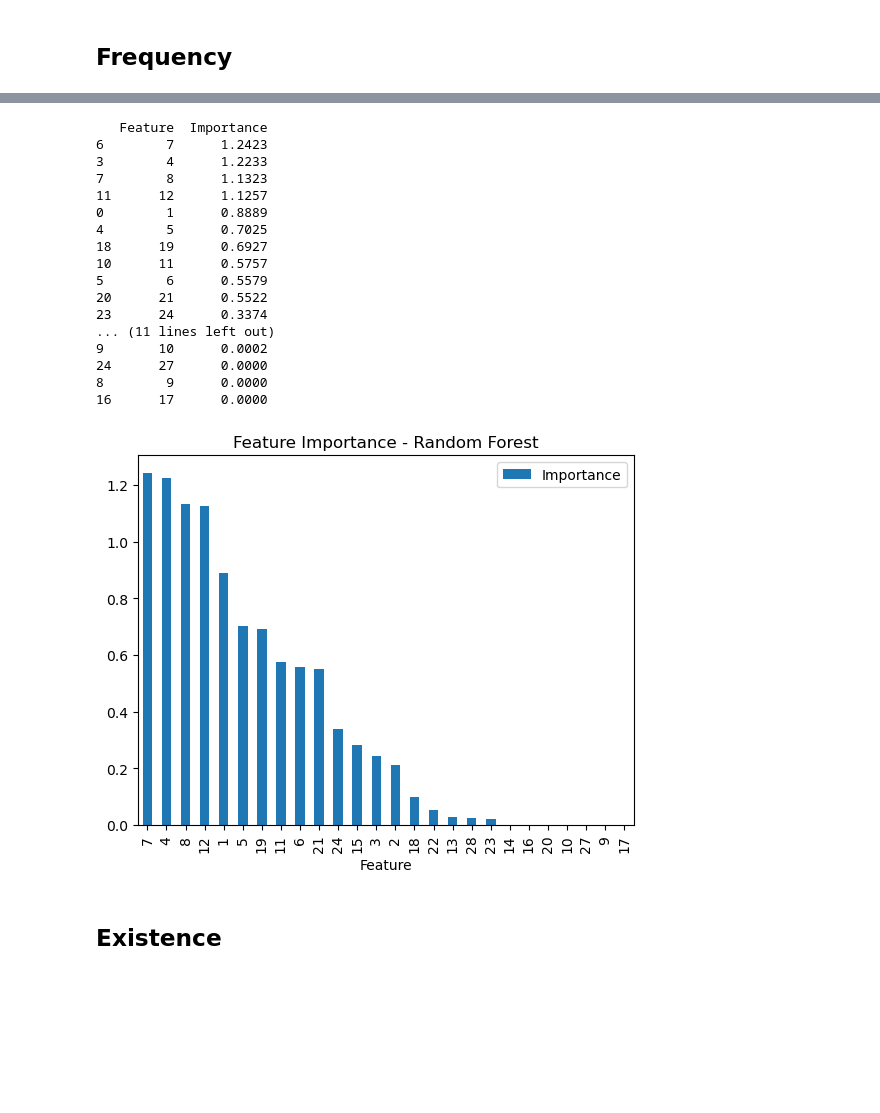
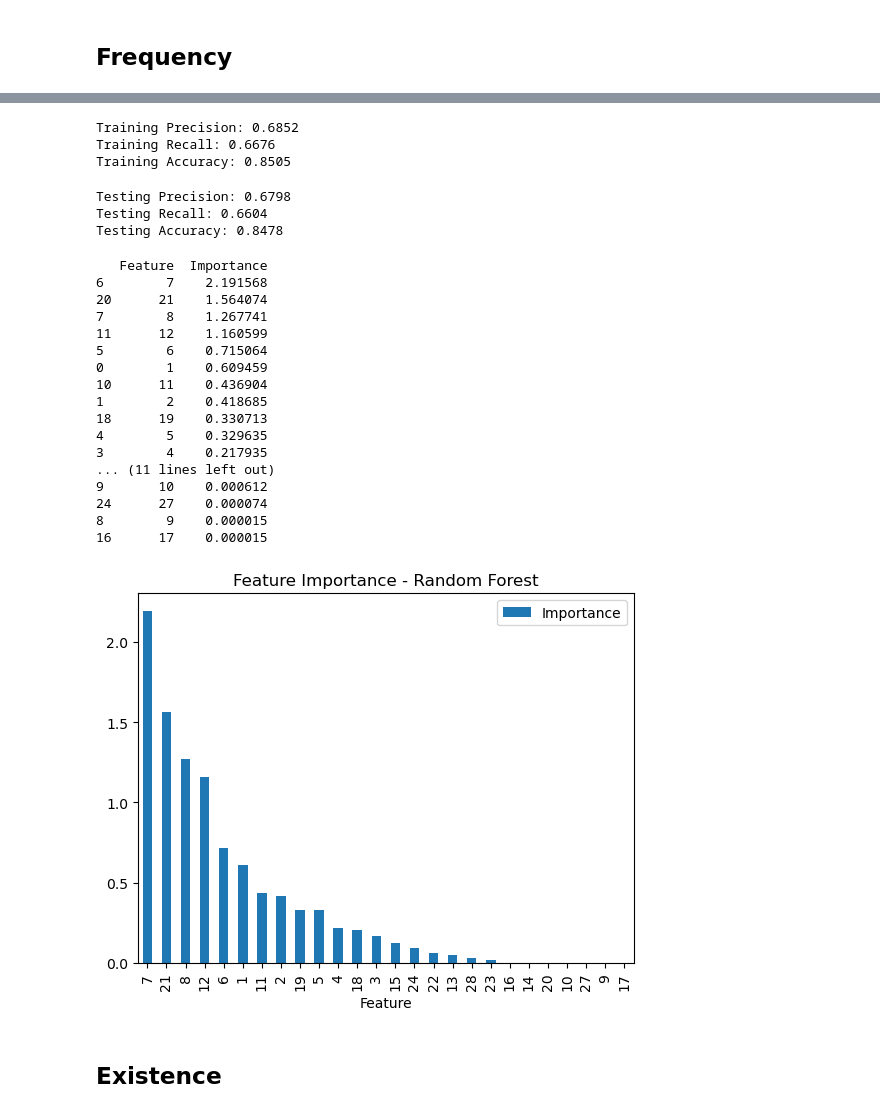
Before and after one commit to BattleCruiserRRR/MATH-M148, a Jupyter notebook: ActivationAnalysis.ipynb, the cells around one changed output, grey strips where cells are left out. Cells and saved outputs as stored; diff of their text form; code cells hidden in the pictures; blank space fills up the shorter version.

```diff
--- a/ActivationAnalysis.ipynb
+++ b/ActivationAnalysis.ipynb
@@ -238,5 +214,7 @@ Accuracy: 0.8703
 # RANDOM FOREST
 # %% [markdown]
 ## Frequency
+# %%
+up_to_act = pd.read_csv('up_to_act.csv')
 # %%
 from sklearn.ensemble import RandomForestClassifier
@@ -253,5 +225,5 @@ custom_scorer = make_scorer(custom_score)
 # %%
-X = up_to_act.drop(columns = ['29', 'activated'])
+X = up_to_act.drop(columns = [29, 'activated'])
 Y = up_to_act['activated'].values.flatten()
 # %%
 X_train, X_test, Y_train, Y_test = train_test_split(X, Y, test_size=0.2, random_state=42)
@@ -258,5 +247,5 @@ X_train, X_test, Y_train, Y_test = train_test_split(X, Y, test_size=0.2, random_
 # %%
-rf_clf = RandomForestClassifier(random_state = 42)
+rf_clf = RandomForestClassifier(random_state = 42, class_weight = 'balanced', max_depth = 30, min_samples_leaf = 100)
 # %%
 rf_clf.fit(X_train, Y_train)
 # %% [output]
@@ -277,33 +271,63 @@ Accuracy: 0.8687
+# %%
+probabilities_train_rf = rf_clf.predict_proba(X_train)[:, 1]
+
+predictions_train_rf = (probabilities_train_rf >= 0.58).astype(int)
+accuracy_rf = accuracy_score(Y_train, predictions_train_rf)
+precision_rf = precision_score(Y_train, predictions_train_rf)
+recall_rf = recall_score(Y_train, predictions_train_rf)
+
+print(f"Training Precision: {precision_rf:.4f}")
+print(f"Training Recall: {recall_rf:.4f}")
+print(f'Training Accuracy: {accuracy_rf:.4f}')
+# %% [output]
+Training Precision: 0.6852
+Training Recall: 0.6676
+Training Accuracy: 0.8505
+# %%
+probabilities_test_rf = rf_clf.predict_proba(X_test)[:, 1]
+
+predictions_test_rf = (probabilities_test_rf >= 0.58).astype(int)
+accuracy_rf = accuracy_score(Y_test, predictions_test_rf)
+precision_rf = precision_score(Y_test, predictions_test_rf)
+recall_rf = recall_score(Y_test, predictions_test_rf)
+
+print(f"Testing Precision: {precision_rf:.4f}")
+print(f"Testing Recall: {recall_rf:.4f}")
+print(f'Testing Accuracy: {accuracy_rf:.4f}')
+# %% [output]
+Testing Precision: 0.6798
+Testing Recall: 0.6604
+Testing Accuracy: 0.8478
 # %%
-feature_importance_rf = rf_clf.feature_importances_ * 10
+rf_clf.feature_importances_ * 10
 
 features_rf = pd.DataFrame({'Feature': X.columns, 'Importance': feature_importance_rf})
 features_rf = features_rf.sort_values(by='Importance', ascending=False)
 
 print(features_rf)
 
 features_rf.plot(kind='bar', x='Feature', y='Importance')
 plt.title('Feature Importance - Random Forest')
 plt.show()
 # %% [output]
    Feature  Importance
-6        7      1.2423
-3        4      1.2233
-7        8      1.1323
-11      12      1.1257
-0        1      0.8889
-4        5      0.7025
-18      19      0.6927
-10      11      0.5757
-5        6      0.5579
-20      21      0.5522
-23      24      0.3374
+6        7    2.191568
+20      21    1.564074
+7        8    1.267741
+11      12    1.160599
+5        6    0.715064
+0        1    0.609459
+10      11    0.436904
+1        2    0.418685
+18      19    0.330713
+4        5    0.329635
+3        4    0.217935
 ... (11 lines left out)
-9       10      0.0002
-24      27      0.0000
-8        9      0.0000
-16      17      0.0000
+9       10    0.000612
+24      27    0.000074
+8        9    0.000015
+16      17    0.000015
-[figure, old version]
+[figure, new version]
 # %% [markdown]
 ## Existence
 # %%
```
Also changed, not shown: parts of 155 cells of this notebook.
